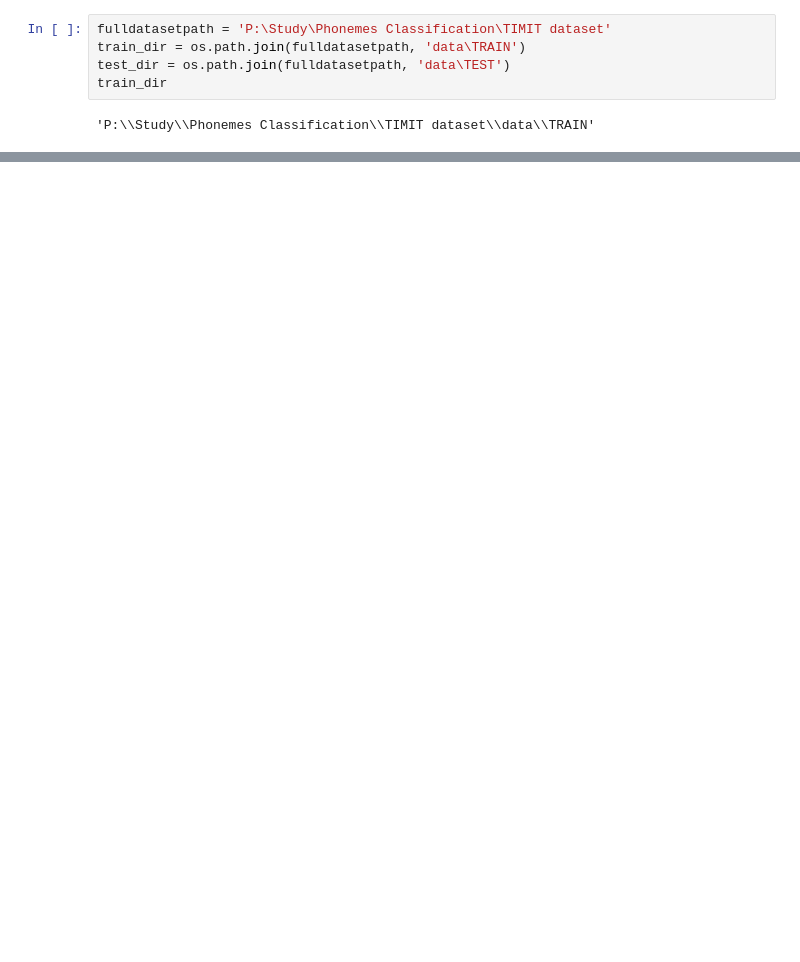
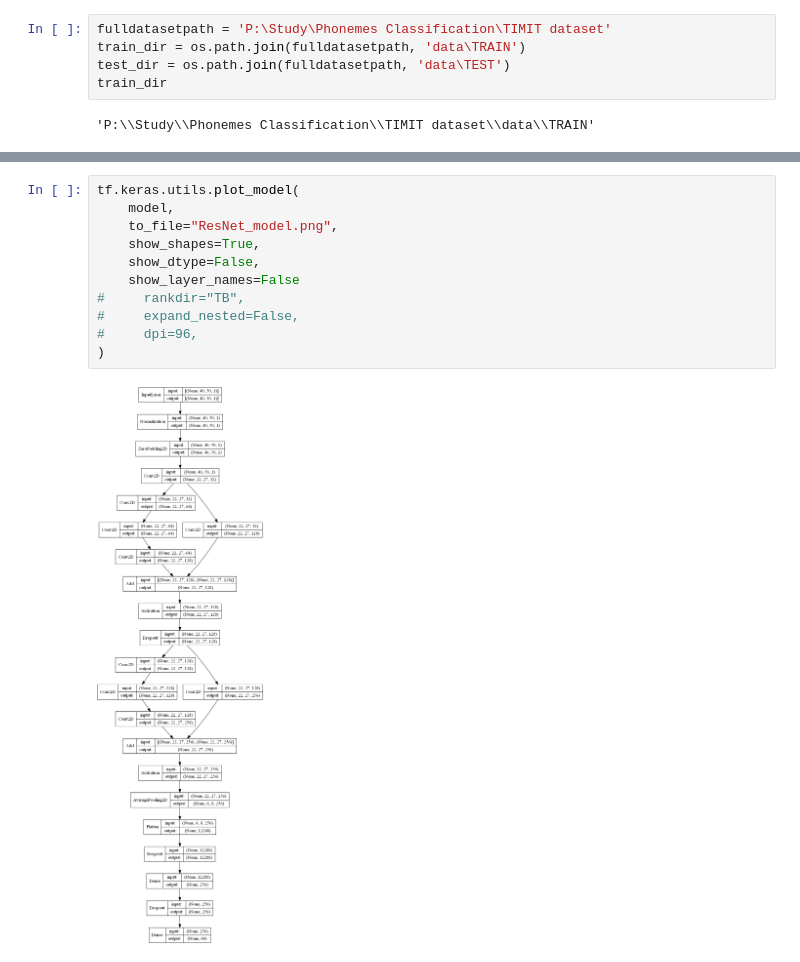
Before and after one commit to Keler1024/phonemes-classification, a Jupyter notebook: Phonemes classification.ipynb, the cells around one changed output, grey strips where cells are left out. Saved outputs shown, nothing was run; the diff lists cells and outputs as text; blank space fills up the shorter version.

```diff
--- a/Phonemes classification.ipynb
+++ b/Phonemes classification.ipynb
@@ -298,0 +514,13 @@ Epoch 00050: val_loss did not improve from 2.03214
+# %%
+tf.keras.utils.plot_model(
+    model,
+    to_file="ResNet_model.png",
+    show_shapes=True,
+    show_dtype=False,
+    show_layer_names=False
+#     rankdir="TB",
+#     expand_nested=False,
+#     dpi=96,
+)
+# %% [output]
+[figure, added]
```
Also changed, not shown: parts of 28 cells of this notebook.
